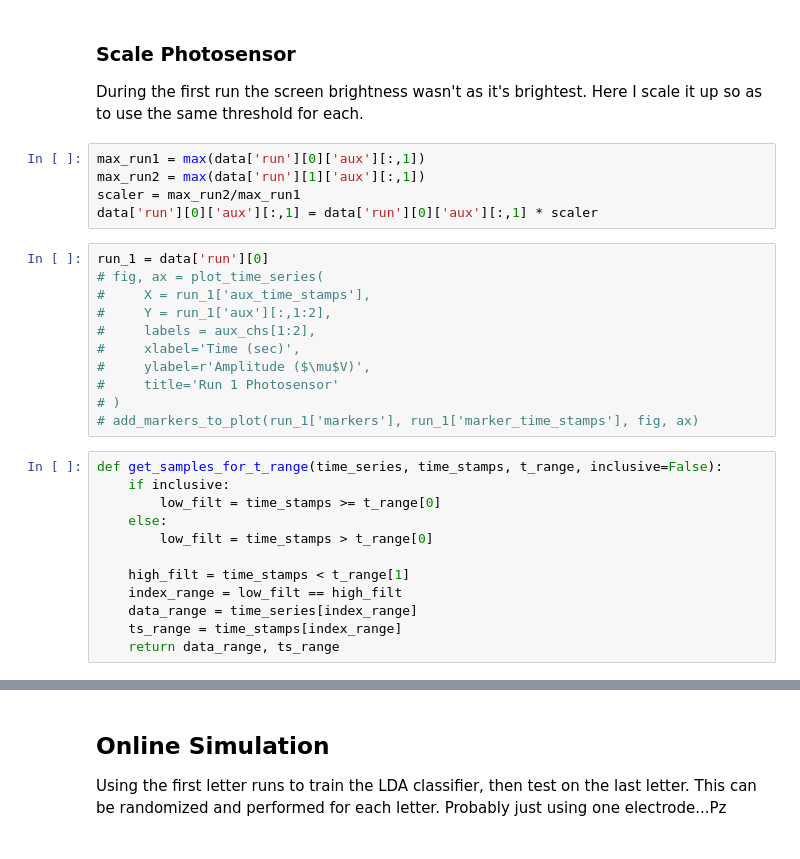
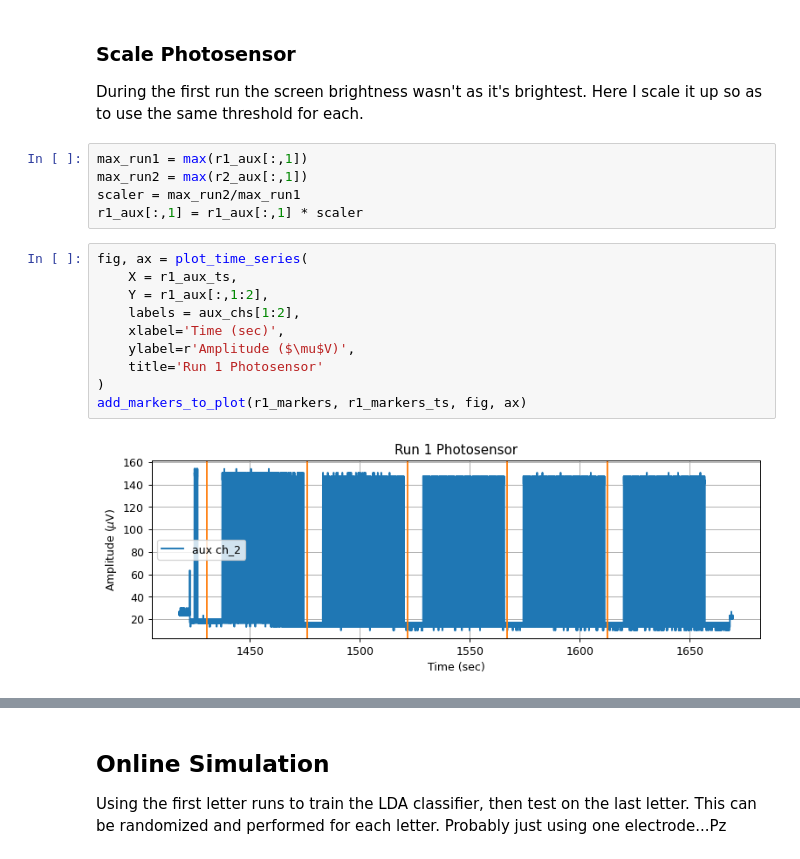
Before and after one commit to Surfincolin/openbci-standards, a Jupyter notebook: Speller_Learn.ipynb, the cells around one changed output, grey strips where cells are left out. Drawn from its saved outputs; the diff is of its cells as text.

```diff
--- a/Speller_Learn.ipynb
+++ b/Speller_Learn.ipynb
@@ -104,30 +323,19 @@ run_2 = data['run'][1]
 ### Scale Photosensor
 During the first run the screen brightness wasn't as it's brightest. Here I scale it up so as to use the same threshold for each.
 # %%
-max_run1 = max(data['run'][0]['aux'][:,1])
-max_run2 = max(data['run'][1]['aux'][:,1])
+max_run1 = max(r1_aux[:,1])
+max_run2 = max(r2_aux[:,1])
 scaler = max_run2/max_run1
-data['run'][0]['aux'][:,1] = data['run'][0]['aux'][:,1] * scaler
+r1_aux[:,1] = r1_aux[:,1] * scaler
 # %%
-run_1 = data['run'][0]
-# fig, ax = plot_time_series(
-#     X = run_1['aux_time_stamps'],
-#     Y = run_1['aux'][:,1:2],
-#     labels = aux_chs[1:2],
-#     xlabel='Time (sec)',
-#     ylabel=r'Amplitude ($\mu$V)',
-#     title='Run 1 Photosensor'
-# )
-# add_markers_to_plot(run_1['markers'], run_1['marker_time_stamps'], fig, ax)
+fig, ax = plot_time_series(
+    X = r1_aux_ts,
+    Y = r1_aux[:,1:2],
+    labels = aux_chs[1:2],
+    xlabel='Time (sec)',
+    ylabel=r'Amplitude ($\mu$V)',
+    title='Run 1 Photosensor'
+)
+add_markers_to_plot(r1_markers, r1_markers_ts, fig, ax)
+# %% [output]
+[figure, added]
-# %%
-def get_samples_for_t_range(time_series, time_stamps, t_range, inclusive=False):
-    if inclusive:
-        low_filt = time_stamps >= t_range[0]
-    else:
-        low_filt = time_stamps > t_range[0]
-
-    high_filt = time_stamps < t_range[1]
-    index_range = low_filt == high_filt
-    data_range = time_series[index_range]
-    ts_range = time_stamps[index_range]
-    return data_range, ts_range
```
Also changed, not shown: parts of 42 cells of this notebook.
